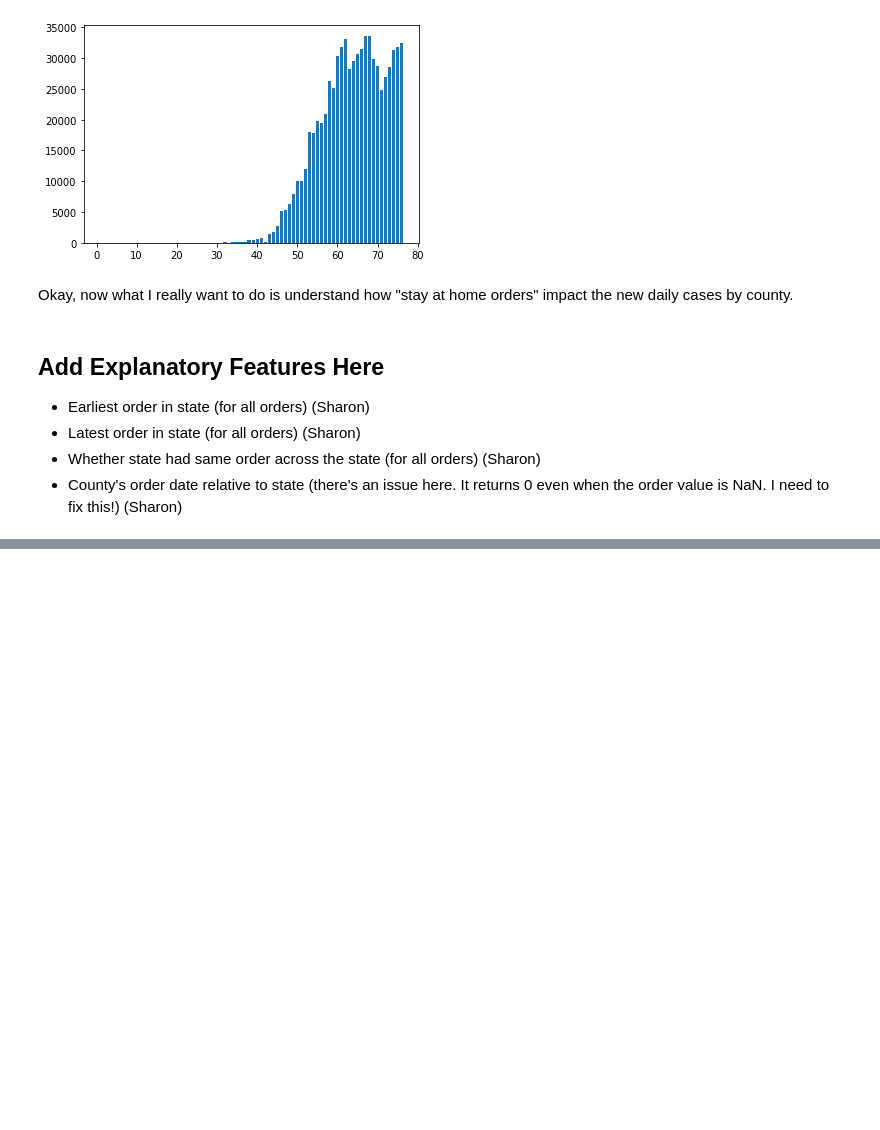
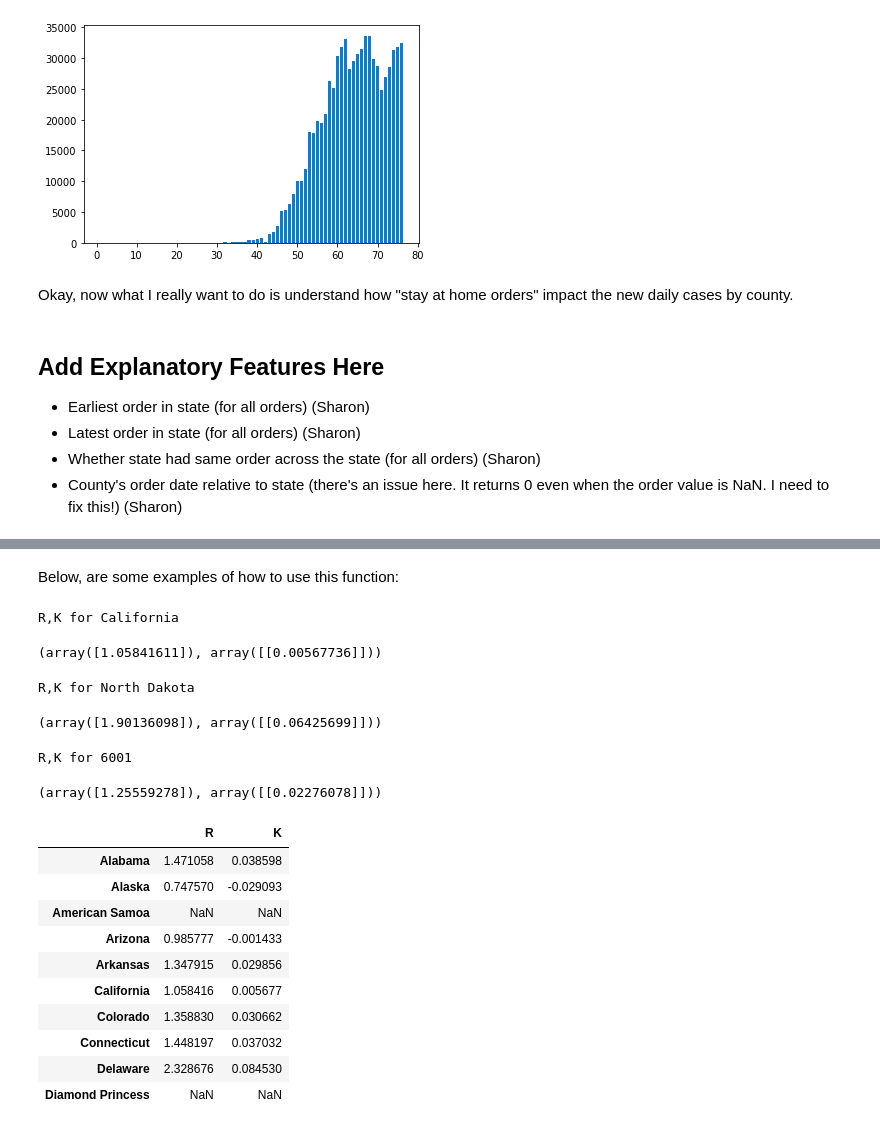
Before and after one commit to joshuaiokua/data100_final-project, a Jupyter notebook: DS 100 Final Project.ipynb, the cells around one changed output, grey strips where cells are left out. Drawn from its saved outputs; the diff is of its cells as text; code cells hidden in the pictures; blank space fills up the shorter version.

```diff
--- a/DS 100 Final Project.ipynb
+++ b/DS 100 Final Project.ipynb
@@ -532,0 +703,33 @@ counties_df = add_state_orders_features_to_df(counties_df, orders_columns)
+# %% [markdown]
+Below, are some examples of how to use this function:
+# %%
+calculate_R("California")
+# %% [output]
+R,K for California
+(array([1.05841611]), array([[0.00567736]]))
+# %%
+calculate_R("North Dakota")
+# %% [output]
+R,K for North Dakota
+(array([1.90136098]), array([[0.06425699]]))
+# %%
+calculate_R(6001) # This looks at R for a numeric FIPS code!
+# %% [output]
+R,K for 6001
+(array([1.25559278]), array([[0.02276078]]))
+# %%
+states = pd.Series(np.unique(time_cases_df["Province_State"]))
+Rs = calculate_R(states)
+Rs.head(10)
+# %% [output]
+|  | R | K |
+| Alabama | 1.471058 | 0.038598 |
+| Alaska | 0.747570 | -0.029093 |
+| American Samoa | NaN | NaN |
+| Arizona | 0.985777 | -0.001433 |
+| Arkansas | 1.347915 | 0.029856 |
+| California | 1.058416 | 0.005677 |
+| Colorado | 1.358830 | 0.030662 |
+| Connecticut | 1.448197 | 0.037032 |
+| Delaware | 2.328676 | 0.084530 |
+| Diamond Princess | NaN | NaN |
```
Also changed, not shown: parts of 4 cells of this notebook.
